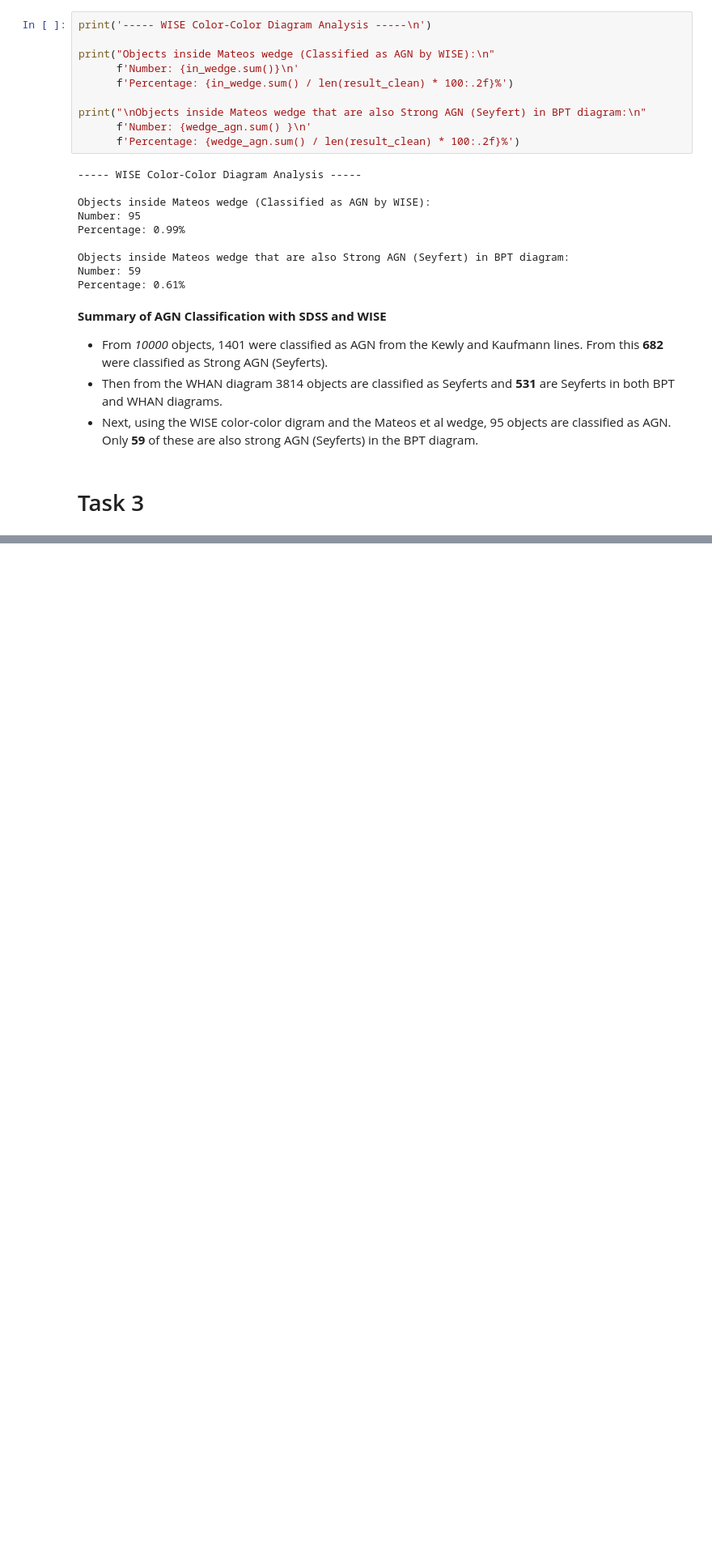
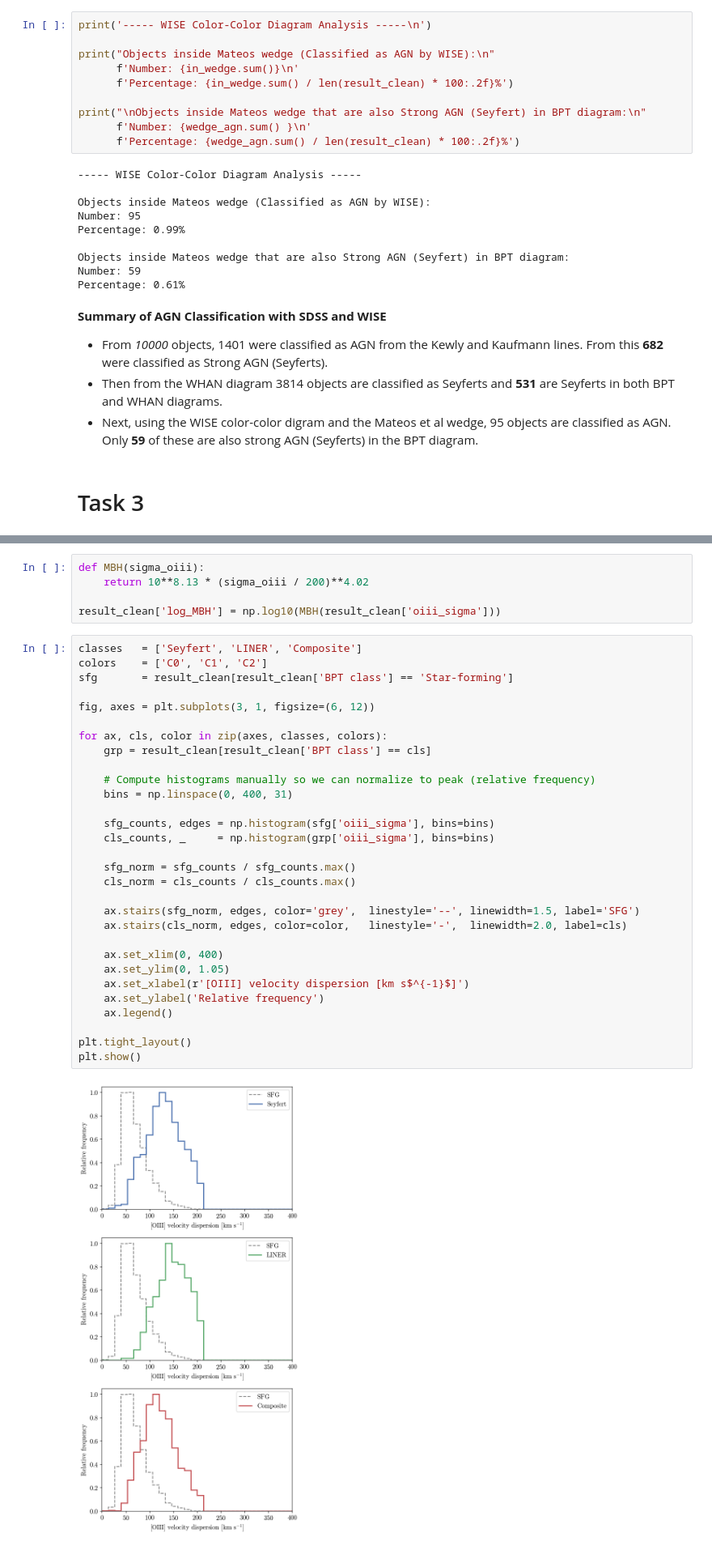
Before and after one commit to IsaacLP/AGN, a Jupyter notebook: project/final_project.ipynb, the cells around one changed output, grey strips where cells are left out. Shown at 81% size. Cells and saved outputs as stored; diff of their text form; blank space fills up the shorter version.

```diff
--- a/project/final_project.ipynb
+++ b/project/final_project.ipynb
@@ -465,0 +549,37 @@ Percentage: 0.61%
+# %%
+def MBH(sigma_oiii):
+    return 10**8.13 * (sigma_oiii / 200)**4.02
+
+result_clean['log_MBH'] = np.log10(MBH(result_clean['oiii_sigma']))
+# %%
+classes   = ['Seyfert', 'LINER', 'Composite']
+colors    = ['C0', 'C1', 'C2']
+sfg       = result_clean[result_clean['BPT class'] == 'Star-forming']
+
+fig, axes = plt.subplots(3, 1, figsize=(6, 12))
+
+for ax, cls, color in zip(axes, classes, colors):
+    grp = result_clean[result_clean['BPT class'] == cls]
+
+    # Compute histograms manually so we can normalize to peak (relative frequency)
+    bins = np.linspace(0, 400, 31)
+
+    sfg_counts, edges = np.histogram(sfg['oiii_sigma'], bins=bins)
+    cls_counts, _     = np.histogram(grp['oiii_sigma'], bins=bins)
+
+    sfg_norm = sfg_counts / sfg_counts.max()
+    cls_norm = cls_counts / cls_counts.max()
+
+    ax.stairs(sfg_norm, edges, color='grey',  linestyle='--', linewidth=1.5, label='SFG')
+    ax.stairs(cls_norm, edges, color=color,   linestyle='-',  linewidth=2.0, label=cls)
+
+    ax.set_xlim(0, 400)
+    ax.set_ylim(0, 1.05)
+    ax.set_xlabel(r'[OIII] velocity dispersion [km s$^{-1}$]')
+    ax.set_ylabel('Relative frequency')
+    ax.legend()
+
+plt.tight_layout()
+plt.show()
+# %% [output]
+[figure, added]
```
Also changed, not shown: parts of 16 cells of this notebook.
